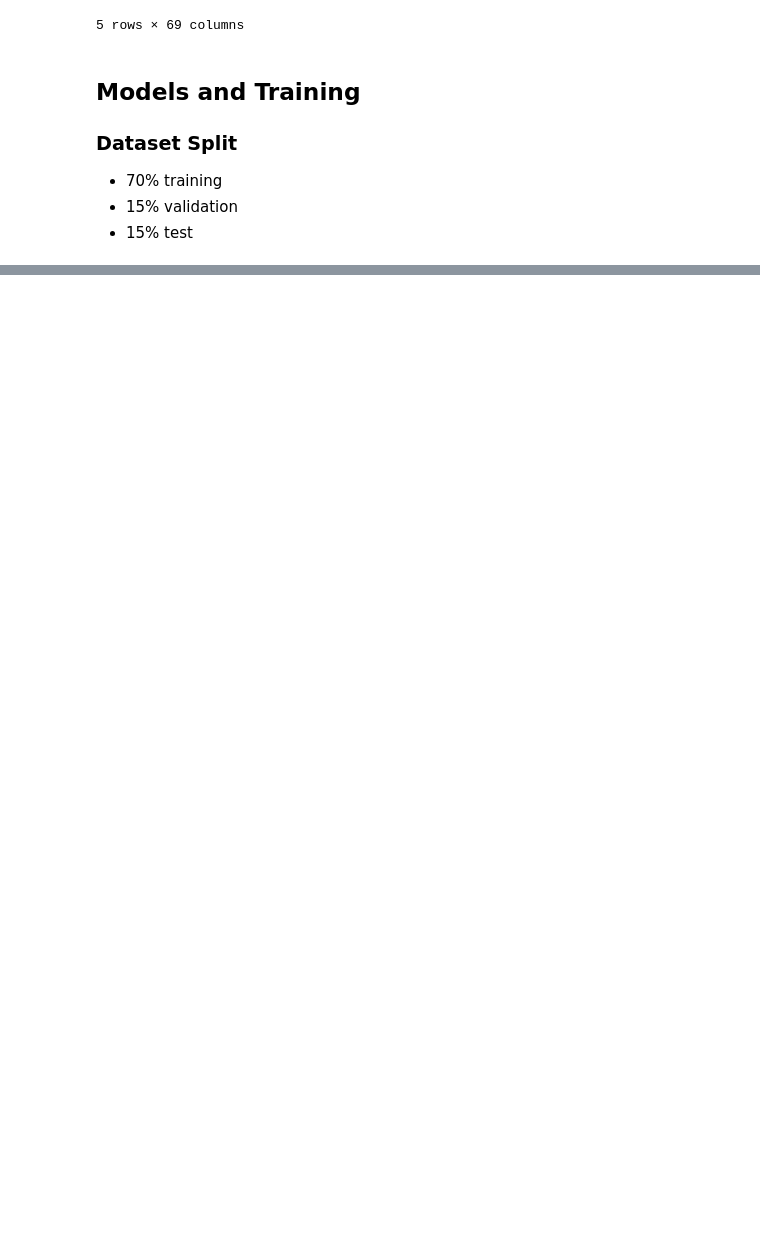
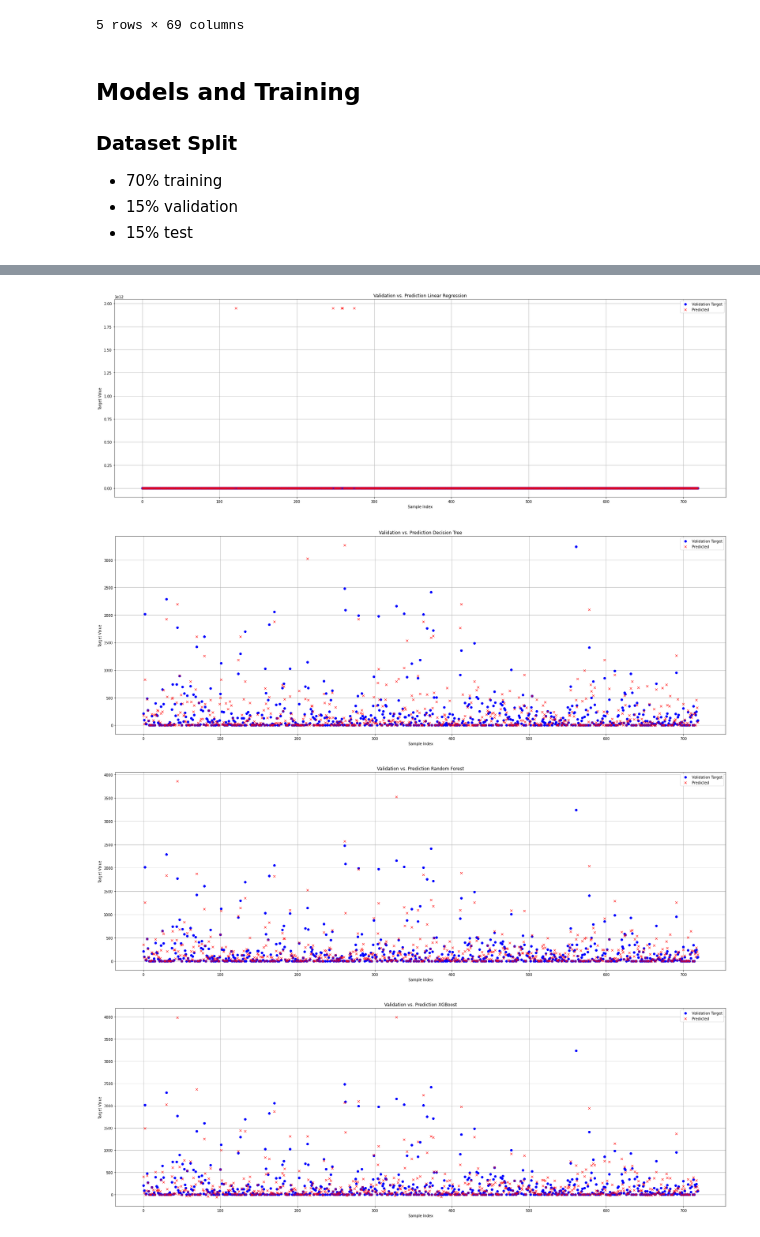
Before and after one commit to ELophem/Project_ML_2024, a Jupyter notebook: ProjectML.ipynb, the cells around one changed output, grey strips where cells are left out. Saved outputs shown, nothing was run; the diff lists cells and outputs as text; code cells hidden in the pictures; blank space fills up the shorter version.

Commit message:
Added Model

```diff
--- a/ProjectML.ipynb
+++ b/ProjectML.ipynb
@@ -528,3 +540,19 @@ scaled_df.head()
 - 70% training
 - 15% validation
 - 15% test
+# %%
+from sklearn.model_selection import train_test_split
+
+
+# Split the dataset into features (X) and target variable (y)
+X = scaled_df.drop(columns=['revenue'])  # Assuming 'data_read_labeled' is your DataFrame
+y = scaled_df['revenue']
+
+# Split the dataset into training (70%), validation (15%), and test (15%) sets
+X_train, X_temp, y_train, y_temp = train_test_split(X, y, test_size=0.3, random_state=42)
+X_val, X_test, y_val, y_test = train_test_split(X_temp, y_temp, test_size=0.5, random_state=42)
+
+# Print the sizes of each split
+print("Training set size:", len(X_train))
+print("Validation set size:", len(X_val))
+print("Test set size:", len(X_test))
@@ -530,0 +609,28 @@ scaled_df.head()
+# %%
+import matplotlib.pyplot as plt
+
+# Assuming 'model' is your trained model and 'X_val' and 'y_val' are your validation data
+# Replace 'model', 'X_val', and 'y_val' with your actual model and data
+x = [i for i in range(len(y_val))]
+
+# Train the model on the training data (X_train, y_train)
+
+# Make predictions on the validation data
+for name, model in models.items():
+    y_pred = model.predict(X_val)
+
+    # Plot the line of validation and prediction
+    plt.figure(figsize=(30, 10))
+    plt.plot(y_val.values, label='Validation Target', color='blue', marker='o', linestyle='None')  # No connecting lines
+    plt.plot(y_pred, label='Predicted', color='red', marker='x', linestyle='None')  # No connecting lines
+    plt.xlabel('Sample Index')
+    plt.ylabel('Target Value')
+    plt.title('Validation vs. Prediction ' + name)
+    plt.legend()
+    plt.grid(True)
+    plt.show()
+# %% [output]
+[figure, added]
+[figure, added]
+[figure, added]
+[figure, added]
```
Also changed, not shown: parts of 5 cells of this notebook.
